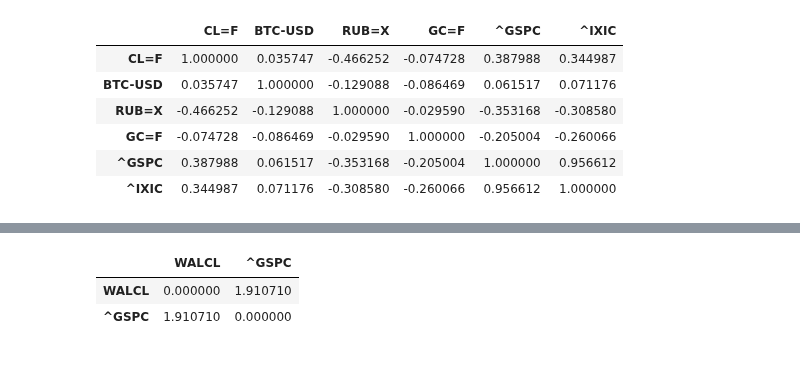
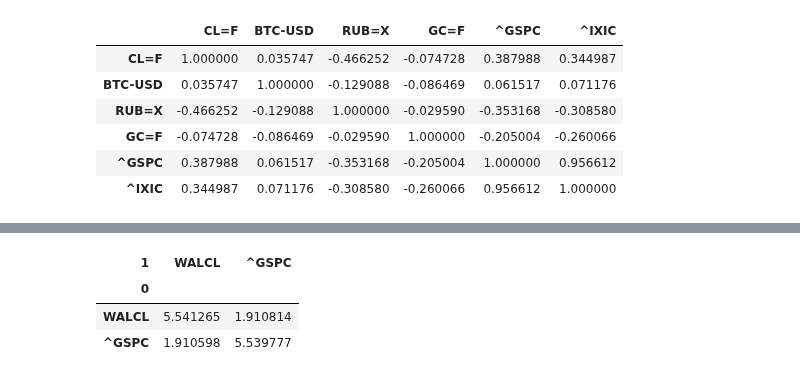
Before and after one commit to dllllb/btrade, a Jupyter notebook: correlations.ipynb, the cells around one changed output, grey strips where cells are left out. Cells and saved outputs as stored; diff of their text form; code cells hidden in the pictures.

```diff
--- a/correlations.ipynb
+++ b/correlations.ipynb
@@ -107,8 +110,12 @@ df.style.background_gradient(cmap='Reds', vmin=0, vmax=5)
 # %%
-d = squareform(pdist(stat.T, lambda a, b: mutual_info_regression(a[:,None], b)[0]))
-df = pd.DataFrame(d, columns=stat.columns, index=stat.columns)
-df.style.background_gradient(cmap='Reds', vmin=0, vmax=5)
+mi = [
+    (a, b, mutual_info_regression(stat[a][:,None], stat[b])[0])
+    for a in stat.columns
+    for b in stat.columns
+]
+pd.DataFrame(mi).pivot(0, 1, 2).style.background_gradient(cmap='Reds', vmin=0, vmax=5)
 # %% [output]
-|  | WALCL | ^GSPC |
-| WALCL | 0.000000 | 1.910710 |
-| ^GSPC | 1.910710 | 0.000000 |
+| 1 | WALCL | ^GSPC |
+| 0 |  |  |
+| WALCL | 5.541265 | 1.910814 |
+| ^GSPC | 1.910598 | 5.539777 |
```
Also changed, not shown: parts of 4 cells of this notebook.
